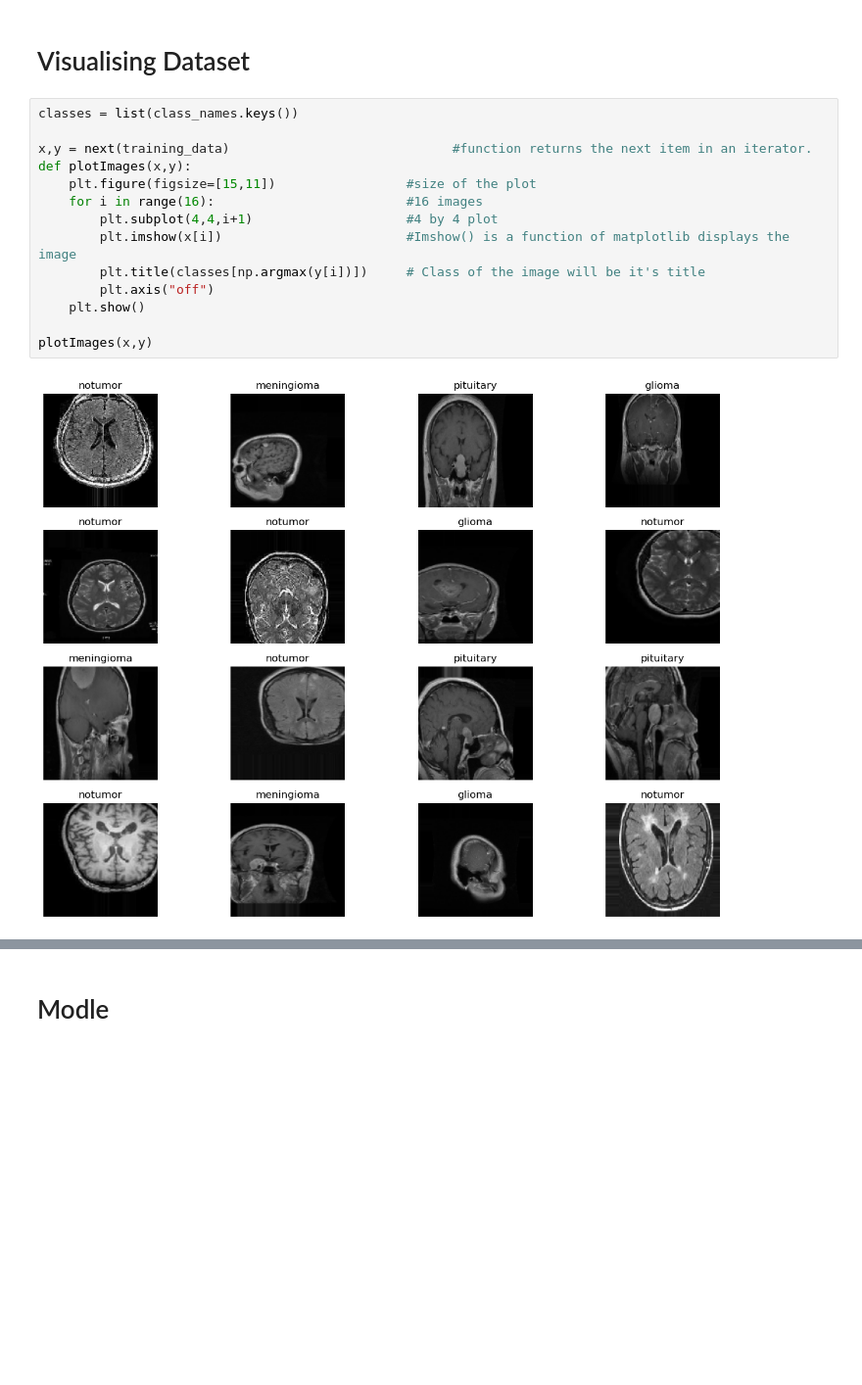
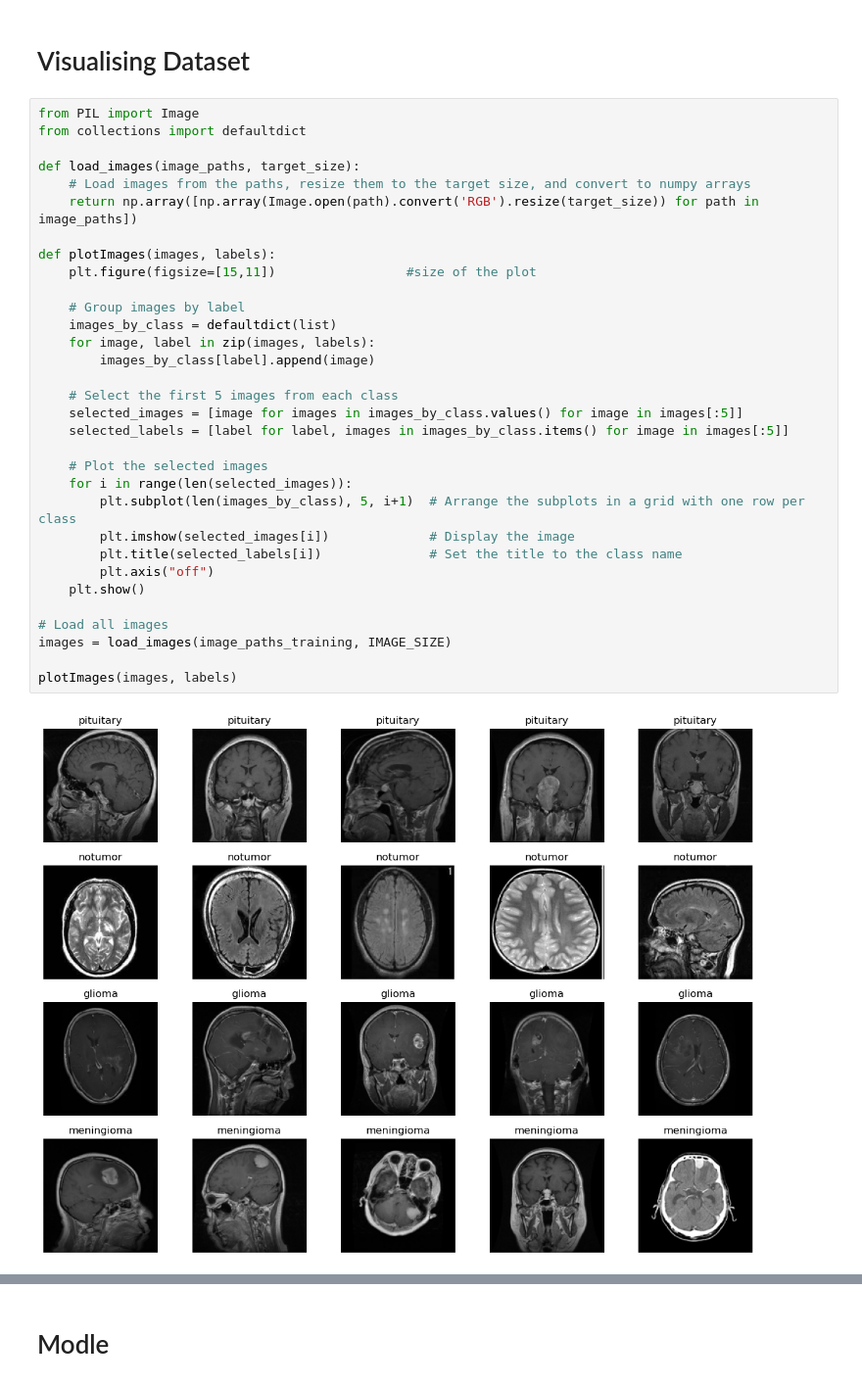
Before and after one commit to BogdanSaf/Brain-Tumor-Explainable-AI, a Jupyter notebook: main.ipynb, the cells around one changed output, grey strips where cells are left out. Shown at 98% size. Cells and saved outputs as stored; diff of their text form; blank space fills up the shorter version.

```diff
--- a/main.ipynb
+++ b/main.ipynb
@@ -106,19 +108,37 @@ Class names: {'glioma': 0, 'meningioma': 1, 'notumor': 2, 'pituitary': 3}
 # %% [markdown]
 <h1> Visualising Dataset</h1>
-# %%
-classes = list(class_names.keys())
-
-x,y = next(training_data)                             #function returns the next item in an iterator.
-def plotImages(x,y):
-    plt.figure(figsize=[15,11])                 #size of the plot
-    for i in range(16):                         #16 images
-        plt.subplot(4,4,i+1)                    #4 by 4 plot
-        plt.imshow(x[i])                        #Imshow() is a function of matplotlib displays the image
-        plt.title(classes[np.argmax(y[i])])     # Class of the image will be it's title
-        plt.axis("off")
-    plt.show()
-
-plotImages(x,y)
-# %% [output]
-[figure, removed]
+# %%
+from PIL import Image
+from collections import defaultdict
+
+def load_images(image_paths, target_size):
+    # Load images from the paths, resize them to the target size, and convert to numpy arrays
+    return np.array([np.array(Image.open(path).convert('RGB').resize(target_size)) for path in image_paths])
+
+def plotImages(images, labels):
+    plt.figure(figsize=[15,11])                 #size of the plot
+
+    # Group images by label
+    images_by_class = defaultdict(list)
+    for image, label in zip(images, labels):
+        images_by_class[label].append(image)
+
+    # Select the first 5 images from each class
+    selected_images = [image for images in images_by_class.values() for image in images[:5]]
+    selected_labels = [label for label, images in images_by_class.items() for image in images[:5]]
+
+    # Plot the selected images
+    for i in range(len(selected_images)):
+        plt.subplot(len(images_by_class), 5, i+1)  # Arrange the subplots in a grid with one row per class
+        plt.imshow(selected_images[i])             # Display the image
+        plt.title(selected_labels[i])              # Set the title to the class name
+        plt.axis("off")
+    plt.show()
+
+# Load all images
+images = load_images(image_paths_training, IMAGE_SIZE)
+
+plotImages(images, labels)
+# %% [output]
+[figure, added]
 # %% [markdown]
```
Also changed, not shown: parts of 11 cells of this notebook.
